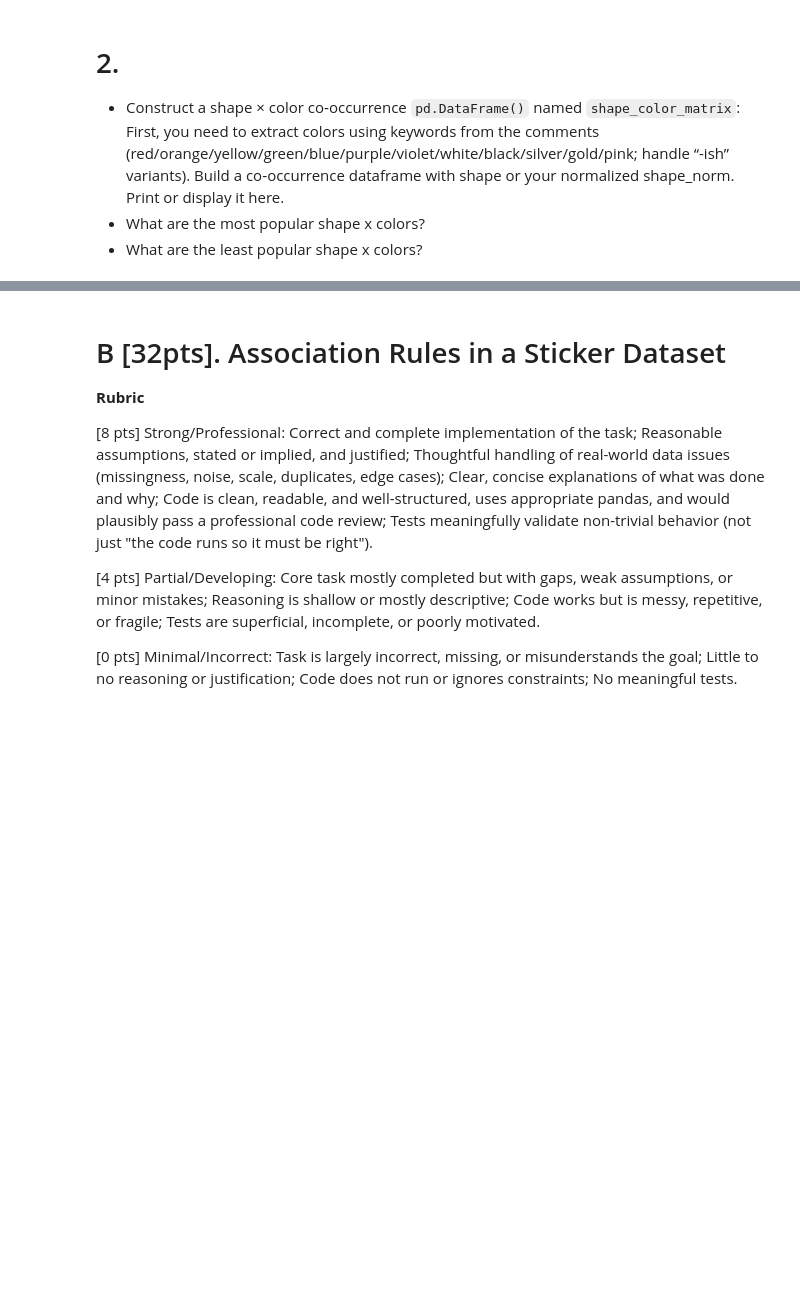
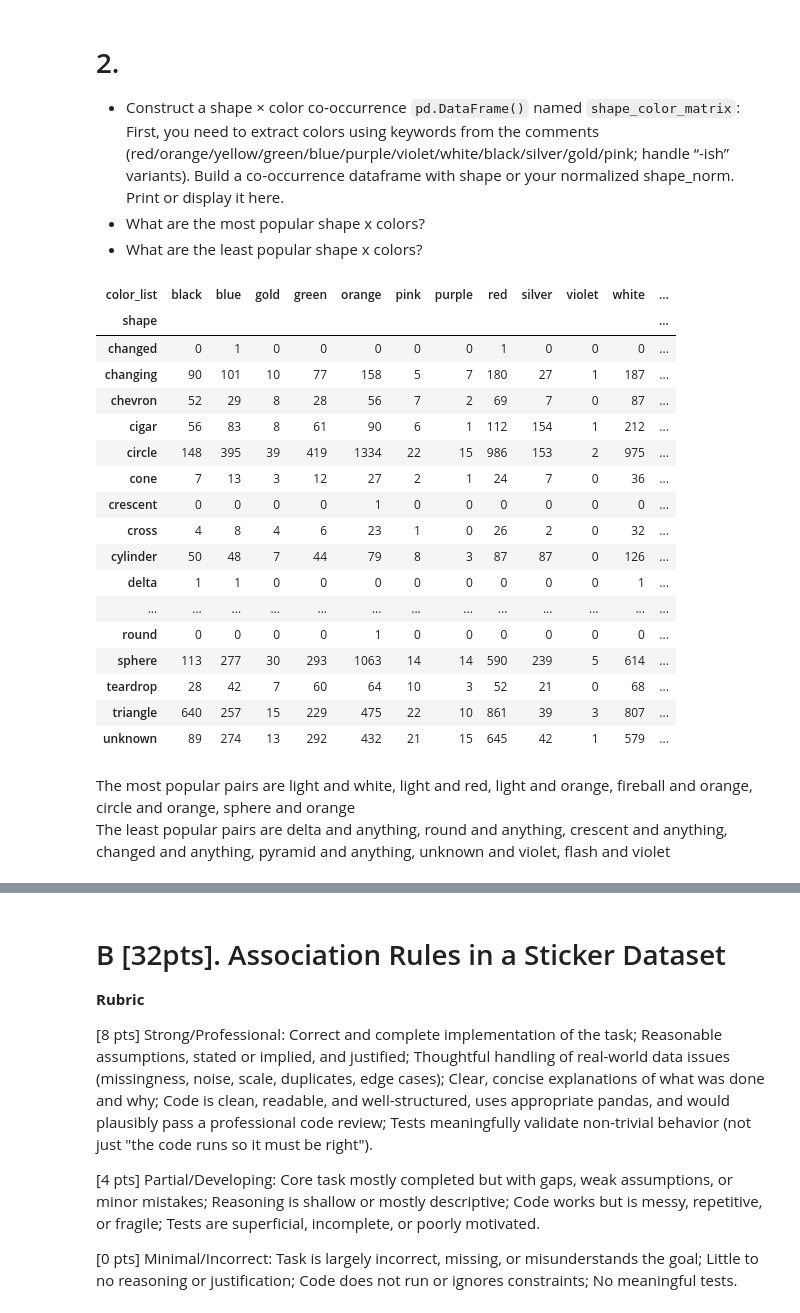
Before and after one commit to keeganasmith/CSCE676, a Jupyter notebook: hw2/homework_2_csce676_spring2026.ipynb, the cells around one changed output, grey strips where cells are left out. Drawn from its saved outputs; the diff is of its cells as text; code cells hidden in the pictures; blank space fills up the shorter version.

```diff
--- a/hw2/homework_2_csce676_spring2026.ipynb
+++ b/hw2/homework_2_csce676_spring2026.ipynb
@@ -69,3 +139,54 @@ ParserError: Error tokenizing data. C error: Expected 11 fields in line 878, saw
 * Construct a shape × color co‑occurrence `pd.DataFrame()` named `shape_color_matrix`: First, you need to extract colors using keywords from the comments (red/orange/yellow/green/blue/purple/violet/white/black/silver/gold/pink; handle “-ish” variants). Build a co‑occurrence dataframe with shape or your normalized shape_norm. Print or display it here.
 * What are the most popular shape x colors?
 * What are the least popular shape x colors?
+# %%
+import re
+import pandas as pd
+colors = [
+    "red", "orange", "yellow", "green", "blue",
+    "purple", "violet", "white", "black",
+    "silver", "gold", "pink"
+]
+color_pattern = re.compile(
+    r"\b(" + "|".join(colors) + r")(?:-?ish)?\b",
+    flags=re.IGNORECASE
+)
+def extract_colors(text):
+    if pd.isna(text):
+        return []
+
+    matches = color_pattern.findall(text)
+
+    # normalize + remove duplicates
+    return list(set([m.lower() for m in matches]))
+
+df["color_list"] = df["comments"].apply(extract_colors)
+pairs = df[["shape", "color_list"]].explode("color_list")
+pairs = pairs.dropna(subset=["shape", "color_list"])
+shape_color_matrix = pd.crosstab(
+    pairs["shape"],
+    pairs["color_list"]
+)
+display(shape_color_matrix)
+# %% [output]
+| color_list | black | blue | gold | green | orange | pink | purple | red | silver | violet | white | ... |
+| shape |  |  |  |  |  |  |  |  |  |  |  | ... |
+| changed | 0 | 1 | 0 | 0 | 0 | 0 | 0 | 1 | 0 | 0 | 0 | ... |
+| changing | 90 | 101 | 10 | 77 | 158 | 5 | 7 | 180 | 27 | 1 | 187 | ... |
+| chevron | 52 | 29 | 8 | 28 | 56 | 7 | 2 | 69 | 7 | 0 | 87 | ... |
+| cigar | 56 | 83 | 8 | 61 | 90 | 6 | 1 | 112 | 154 | 1 | 212 | ... |
+| circle | 148 | 395 | 39 | 419 | 1334 | 22 | 15 | 986 | 153 | 2 | 975 | ... |
+| cone | 7 | 13 | 3 | 12 | 27 | 2 | 1 | 24 | 7 | 0 | 36 | ... |
+| crescent | 0 | 0 | 0 | 0 | 1 | 0 | 0 | 0 | 0 | 0 | 0 | ... |
+| cross | 4 | 8 | 4 | 6 | 23 | 1 | 0 | 26 | 2 | 0 | 32 | ... |
+| cylinder | 50 | 48 | 7 | 44 | 79 | 8 | 3 | 87 | 87 | 0 | 126 | ... |
+| delta | 1 | 1 | 0 | 0 | 0 | 0 | 0 | 0 | 0 | 0 | 1 | ... |
+| ... | ... | ... | ... | ... | ... | ... | ... | ... | ... | ... | ... | ... |
+| round | 0 | 0 | 0 | 0 | 1 | 0 | 0 | 0 | 0 | 0 | 0 | ... |
+| sphere | 113 | 277 | 30 | 293 | 1063 | 14 | 14 | 590 | 239 | 5 | 614 | ... |
+| teardrop | 28 | 42 | 7 | 60 | 64 | 10 | 3 | 52 | 21 | 0 | 68 | ... |
+| triangle | 640 | 257 | 15 | 229 | 475 | 22 | 10 | 861 | 39 | 3 | 807 | ... |
+| unknown | 89 | 274 | 13 | 292 | 432 | 21 | 15 | 645 | 42 | 1 | 579 | ... |
+# %% [markdown]
+The most popular pairs are light and white, light and red, light and orange, fireball and orange, circle and orange, sphere and orange
+The least popular pairs are delta and anything, round and anything, crescent and anything, changed and anything, pyramid and anything, unknown and violet, flash and violet
```
Also changed, not shown: parts of 15 cells of this notebook, 1 other file.
